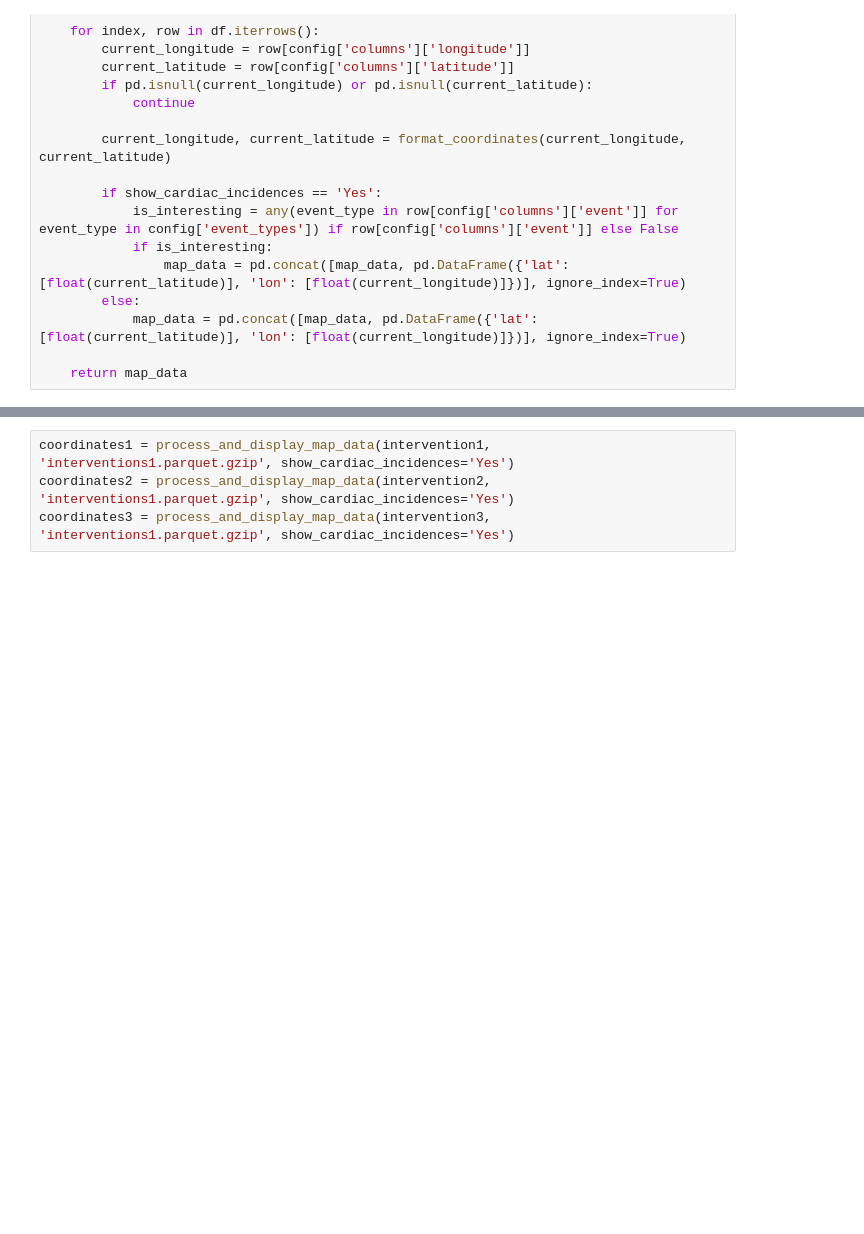
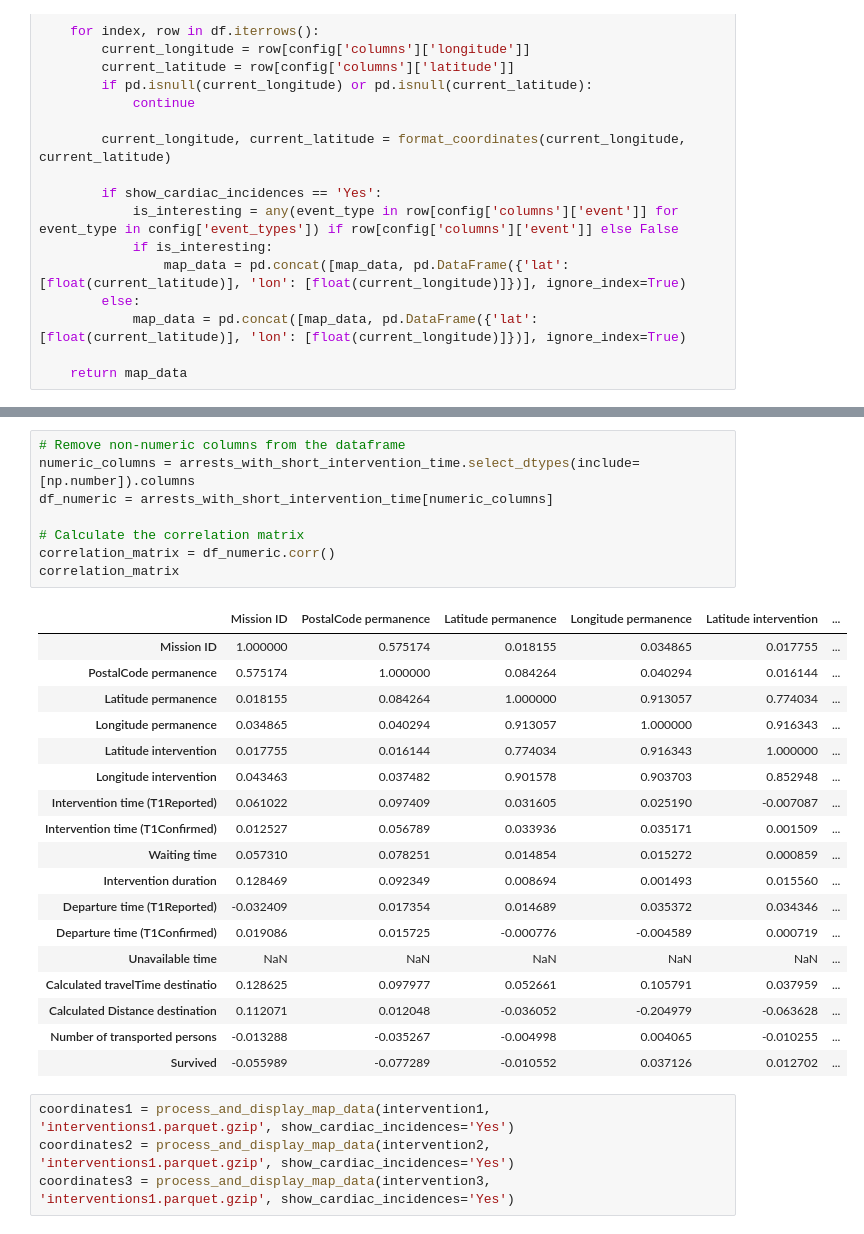
Before and after one commit to flonat/modern_data_analytics_2024, a Jupyter notebook: notebooks/get_distance_to_devices.ipynb, the cells around one changed output, grey strips where cells are left out. Drawn from its saved outputs; the diff is of its cells as text; blank space fills up the shorter version.

```diff
--- a/notebooks/get_distance_to_devices.ipynb
+++ b/notebooks/get_distance_to_devices.ipynb
@@ -188,3 +252,30 @@ import matplotlib.pyplot as plt
+# %%
+# Remove non-numeric columns from the dataframe
+numeric_columns = arrests_with_short_intervention_time.select_dtypes(include=[np.number]).columns
+df_numeric = arrests_with_short_intervention_time[numeric_columns]
+
+# Calculate the correlation matrix
+correlation_matrix = df_numeric.corr()
+correlation_matrix
+# %% [output]
+|  | Mission ID | PostalCode permanence | Latitude permanence | Longitude permanence | Latitude intervention | ... |
+| Mission ID | 1.000000 | 0.575174 | 0.018155 | 0.034865 | 0.017755 | ... |
+| PostalCode permanence | 0.575174 | 1.000000 | 0.084264 | 0.040294 | 0.016144 | ... |
+| Latitude permanence | 0.018155 | 0.084264 | 1.000000 | 0.913057 | 0.774034 | ... |
+| Longitude permanence | 0.034865 | 0.040294 | 0.913057 | 1.000000 | 0.916343 | ... |
+| Latitude intervention | 0.017755 | 0.016144 | 0.774034 | 0.916343 | 1.000000 | ... |
+| Longitude intervention | 0.043463 | 0.037482 | 0.901578 | 0.903703 | 0.852948 | ... |
+| Intervention time (T1Reported) | 0.061022 | 0.097409 | 0.031605 | 0.025190 | -0.007087 | ... |
+| Intervention time (T1Confirmed) | 0.012527 | 0.056789 | 0.033936 | 0.035171 | 0.001509 | ... |
+| Waiting time | 0.057310 | 0.078251 | 0.014854 | 0.015272 | 0.000859 | ... |
+| Intervention duration | 0.128469 | 0.092349 | 0.008694 | 0.001493 | 0.015560 | ... |
+| Departure time (T1Reported) | -0.032409 | 0.017354 | 0.014689 | 0.035372 | 0.034346 | ... |
+| Departure time (T1Confirmed) | 0.019086 | 0.015725 | -0.000776 | -0.004589 | 0.000719 | ... |
+| Unavailable time | NaN | NaN | NaN | NaN | NaN | ... |
+| Calculated travelTime destinatio | 0.128625 | 0.097977 | 0.052661 | 0.105791 | 0.037959 | ... |
+| Calculated Distance destination | 0.112071 | 0.012048 | -0.036052 | -0.204979 | -0.063628 | ... |
+| Number of transported persons | -0.013288 | -0.035267 | -0.004998 | 0.004065 | -0.010255 | ... |
+| Survived | -0.055989 | -0.077289 | -0.010552 | 0.037126 | 0.012702 | ... |
 # %%
 coordinates1 = process_and_display_map_data(intervention1, 'interventions1.parquet.gzip', show_cardiac_incidences='Yes')
 coordinates2 = process_and_display_map_data(intervention2, 'interventions1.parquet.gzip', show_cardiac_incidences='Yes')
```
Also changed, not shown: parts of 15 cells of this notebook.
